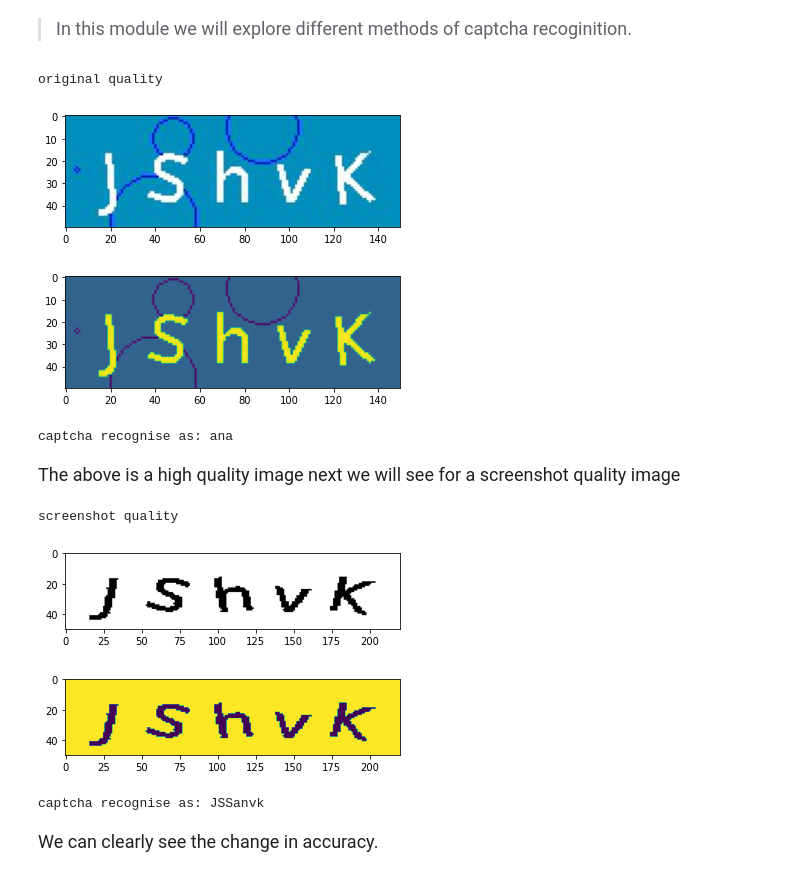
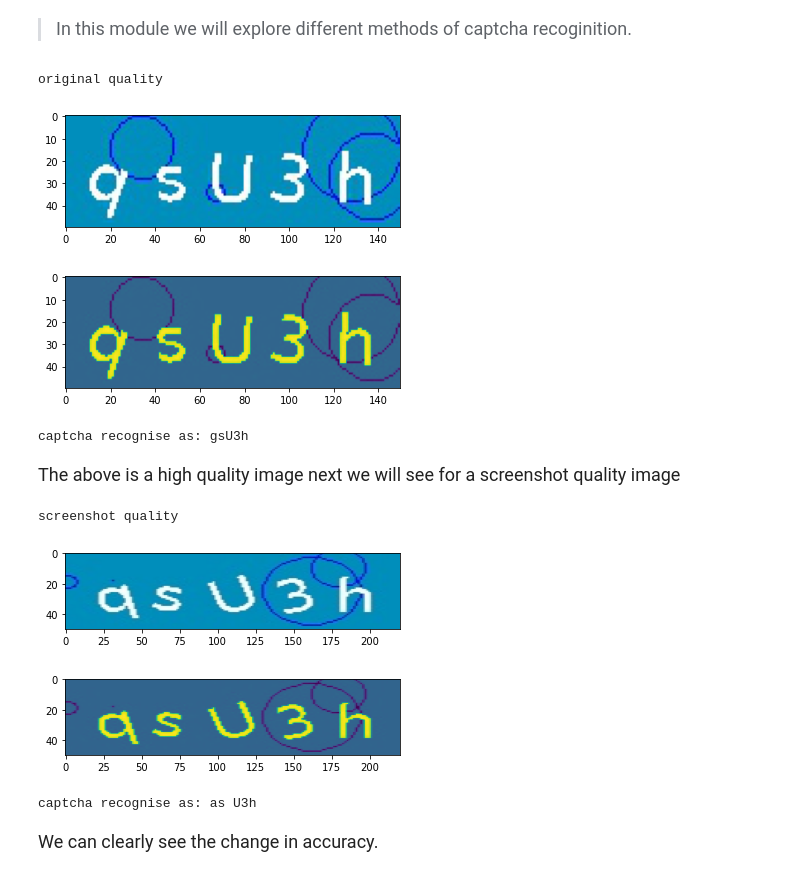
Before and after one commit to SRIJITH01/Captcha-text-Recognition, a Jupyter notebook: Text Recognition.ipynb, the cells around one changed output. Cells and saved outputs as stored; diff of their text form; code cells hidden in the pictures.

```diff
--- a/Text Recognition.ipynb
+++ b/Text Recognition.ipynb
@@ -6,8 +6,8 @@ import cv2
 from PIL import Image
 import matplotlib.pyplot as plt
 print("original quality")
-image = cv2.imread("capa0.png")
-im = Image.open("capa0.png")
+image = cv2.imread("capa.png")
+im = Image.open("capa.png")
 imgplot = plt.imshow(im)
 plt.show()
 img=cv2.cvtColor(image, cv2.COLOR_BGR2GRAY)# this step converts image to black and white
@@ -18,29 +18,29 @@ text = pytesseract.image_to_string(img, config=tessdata_config)
 print("captcha recognise as:",text)
 # %% [output]
 original quality
-[figure, old version]
+[figure, new version]
-[figure, old version]
+[figure, new version]
-captcha recognise as: ana
+captcha recognise as: gsU3h
 # %% [markdown]
  <font size="4"> The above is a high quality image next we will see for a screenshot quality image
  <font>
 # %%
 print("screenshot quality")
-image = cv2.imread("capt0.png")
-im = Image.open("capt0.png")
+image = cv2.imread("capt.png")
+im = Image.open("capt.png")
 imgplot = plt.imshow(im)
 plt.show()
 img=cv2.cvtColor(image, cv2.COLOR_BGR2GRAY)# this step converts image to black and white
 imgplot2 = plt.imshow(img)
 plt.show()
 tessdata_config = r'--psm 7'
 text = pytesseract.image_to_string(img, config=tessdata_config)
 print("captcha recognise as:",text)
 # %% [output]
 screenshot quality
-[figure, old version]
+[figure, new version]
-[figure, old version]
+[figure, new version]
-captcha recognise as: JSSanvk
+captcha recognise as: as U3h
 # %% [markdown]
  <font size="4"> We can clearly see the change in accuracy.
  <font>
```
Also changed, not shown: parts of 17 cells of this notebook.
